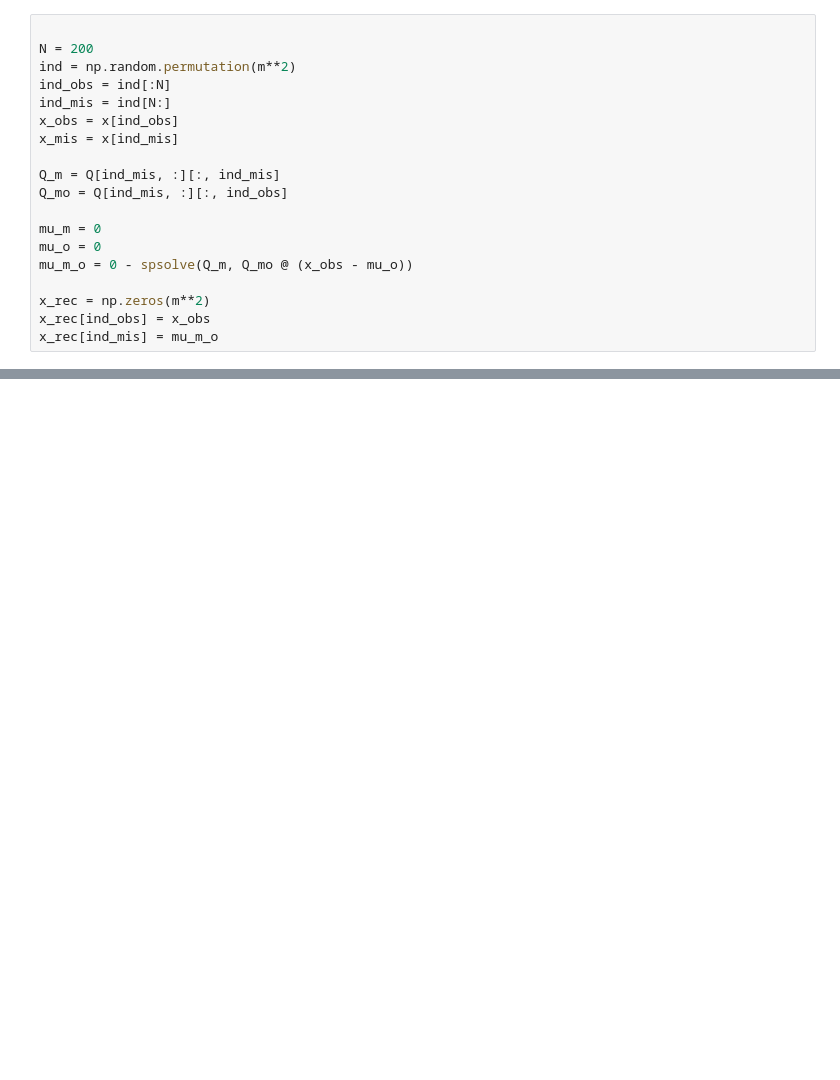
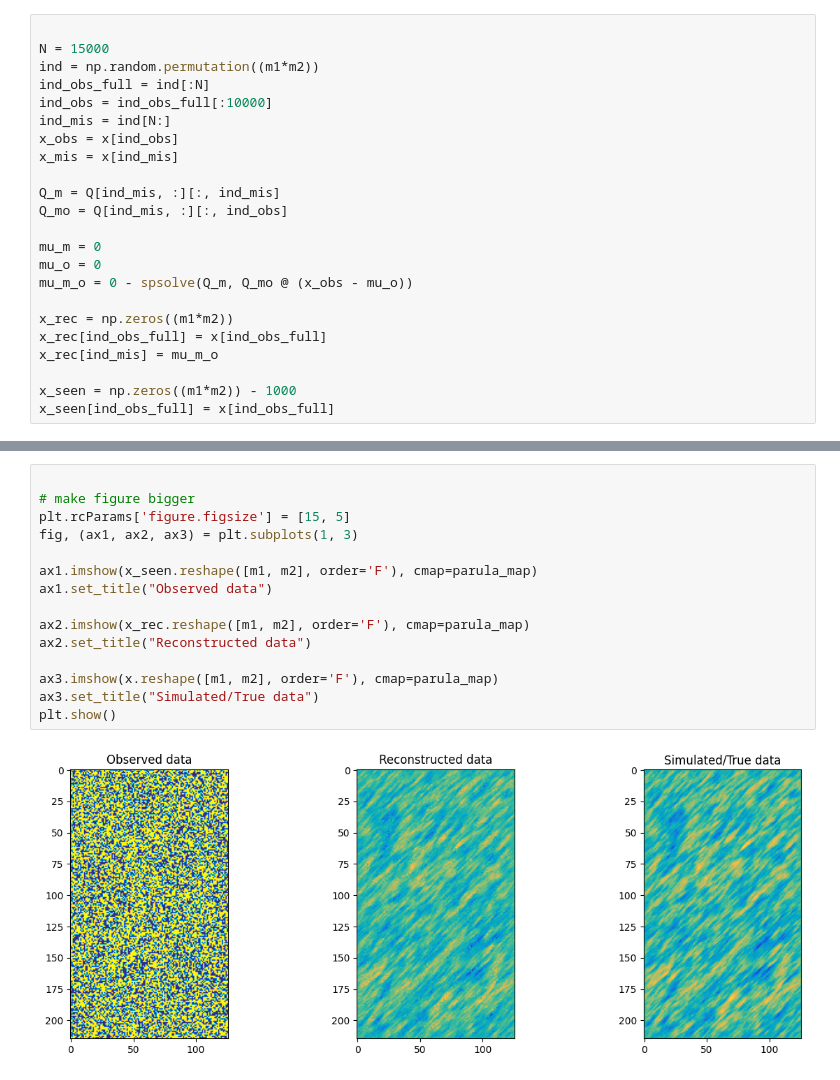
Before and after one commit to spjoliver/TMS016_DOG, a Jupyter notebook: Part 1/Lab4.ipynb, the cells around one changed output, grey strips where cells are left out. Cells and saved outputs as stored; diff of their text form; blank space fills up the shorter version.

```diff
--- a/Part 1/Lab4.ipynb
+++ b/Part 1/Lab4.ipynb
@@ -75,8 +77,9 @@ plt.show()
 # %%
 
-N = 200
-ind = np.random.permutation(m**2)
-ind_obs = ind[:N]
+N = 15000
+ind = np.random.permutation((m1*m2))
+ind_obs_full = ind[:N]
+ind_obs = ind_obs_full[:10000]
 ind_mis = ind[N:]
 x_obs = x[ind_obs]
 x_mis = x[ind_mis]
@@ -88,6 +91,9 @@ mu_m = 0
 mu_o = 0
 mu_m_o = 0 - spsolve(Q_m, Q_mo @ (x_obs - mu_o))
 
-x_rec = np.zeros(m**2)
-x_rec[ind_obs] = x_obs
+x_rec = np.zeros((m1*m2))
+x_rec[ind_obs_full] = x[ind_obs_full]
 x_rec[ind_mis] = mu_m_o
+
+x_seen = np.zeros((m1*m2)) - 1000
+x_seen[ind_obs_full] = x[ind_obs_full]
@@ -106,0 +100,17 @@ plt.show()
+# %%
+
+# make figure bigger
+plt.rcParams['figure.figsize'] = [15, 5]
+fig, (ax1, ax2, ax3) = plt.subplots(1, 3)
+
+ax1.imshow(x_seen.reshape([m1, m2], order='F'), cmap=parula_map)
+ax1.set_title("Observed data")
+
+ax2.imshow(x_rec.reshape([m1, m2], order='F'), cmap=parula_map)
+ax2.set_title("Reconstructed data")
+
+ax3.imshow(x.reshape([m1, m2], order='F'), cmap=parula_map)
+ax3.set_title("Simulated/True data")
+plt.show()
+# %% [output]
+[figure, added]
```
Also changed, not shown: parts of 5 cells of this notebook, 4 other files.
